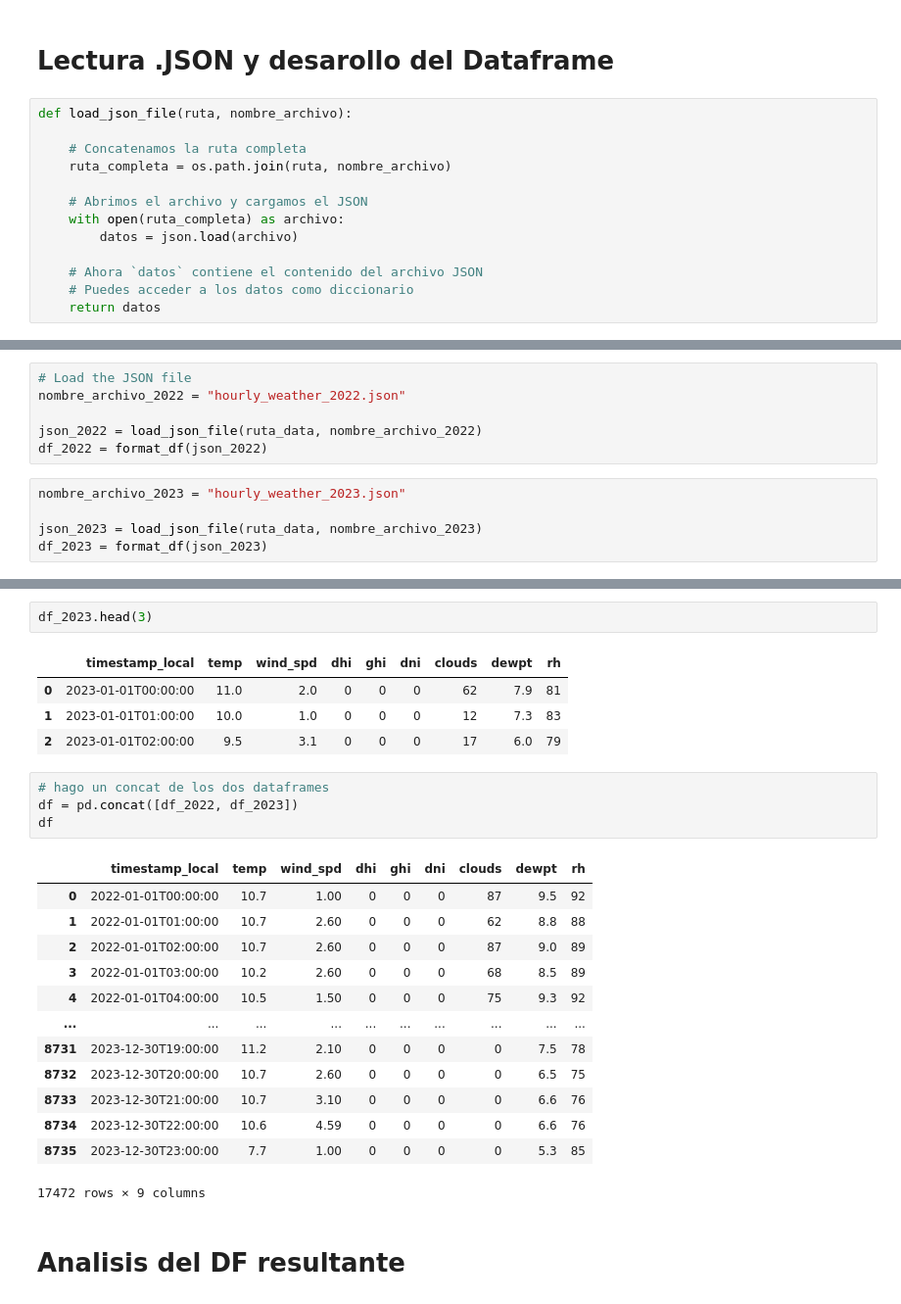
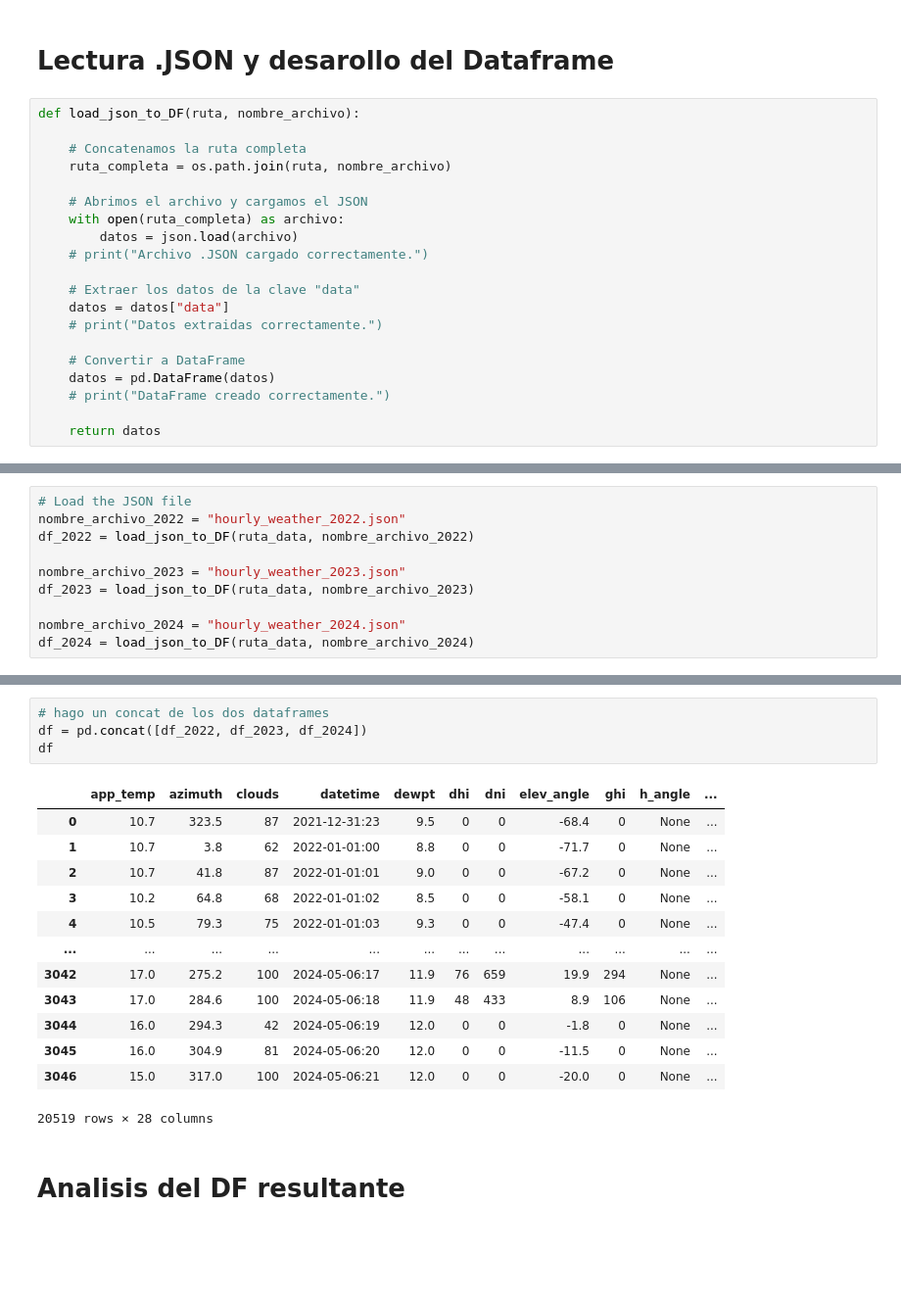
Before and after one commit to AFernandezBenages/WP4, a Jupyter notebook: code/casalMonsterratina_producciónSolar.ipynb, the cells around one changed output, grey strips where cells are left out. Shown: that part at 98% size. Saved outputs shown, nothing was run; the diff lists cells and outputs as text; blank space fills up the shorter version.

Commit message:
orden de archivos general

```diff
--- a/code/casalMonsterratina_producciónSolar.ipynb
+++ b/code/casalMonsterratina_producciónSolar.ipynb
@@ -89,7 +120,7 @@ Archivo .JSON guardado correctamente.
 # %% [markdown]
 # Lectura .JSON y desarollo del Dataframe
 # %%
-def load_json_file(ruta, nombre_archivo):
+def load_json_to_DF(ruta, nombre_archivo):
 
     # Concatenamos la ruta completa
     ruta_completa = os.path.join(ruta, nombre_archivo)
@@ -97,7 +128,14 @@ def load_json_file(ruta, nombre_archivo):
     # Abrimos el archivo y cargamos el JSON
     with open(ruta_completa) as archivo:
         datos = json.load(archivo)
+    # print("Archivo .JSON cargado correctamente.")
 
-    # Ahora `datos` contiene el contenido del archivo JSON
-    # Puedes acceder a los datos como diccionario
+    # Extraer los datos de la clave "data"
+    datos = datos["data"]
+    # print("Datos extraidas correctamente.")
+
+    # Convertir a DataFrame
+    datos = pd.DataFrame(datos)
+    # print("DataFrame creado correctamente.")
+
     return datos
@@ -119,11 +200,10 @@ def format_df (json):
 # %%
 # Load the JSON file
 nombre_archivo_2022 = "hourly_weather_2022.json"
+df_2022 = load_json_to_DF(ruta_data, nombre_archivo_2022)
 
-json_2022 = load_json_file(ruta_data, nombre_archivo_2022)
-df_2022 = format_df(json_2022)
+nombre_archivo_2023 = "hourly_weather_2023.json"
+df_2023 = load_json_to_DF(ruta_data, nombre_archivo_2023)
+
+nombre_archivo_2024 = "hourly_weather_2024.json"
+df_2024 = load_json_to_DF(ruta_data, nombre_archivo_2024)
-# %%
-nombre_archivo_2023 = "hourly_weather_2023.json"
-
-json_2023 = load_json_file(ruta_data, nombre_archivo_2023)
-df_2023 = format_df(json_2023)
@@ -137,28 +210,21 @@ df_2022.head(3)
-# %%
-df_2023.head(3)
-# %% [output]
-|  | timestamp_local | temp | wind_spd | dhi | ghi | dni | clouds | dewpt | rh |
-| 0 | 2023-01-01T00:00:00 | 11.0 | 2.0 | 0 | 0 | 0 | 62 | 7.9 | 81 |
-| 1 | 2023-01-01T01:00:00 | 10.0 | 1.0 | 0 | 0 | 0 | 12 | 7.3 | 83 |
-| 2 | 2023-01-01T02:00:00 | 9.5 | 3.1 | 0 | 0 | 0 | 17 | 6.0 | 79 |
 # %%
 # hago un concat de los dos dataframes
-df = pd.concat([df_2022, df_2023])
+df = pd.concat([df_2022, df_2023, df_2024])
 df
 # %% [output]
-|  | timestamp_local | temp | wind_spd | dhi | ghi | dni | clouds | dewpt | rh |
-| 0 | 2022-01-01T00:00:00 | 10.7 | 1.00 | 0 | 0 | 0 | 87 | 9.5 | 92 |
-| 1 | 2022-01-01T01:00:00 | 10.7 | 2.60 | 0 | 0 | 0 | 62 | 8.8 | 88 |
-| 2 | 2022-01-01T02:00:00 | 10.7 | 2.60 | 0 | 0 | 0 | 87 | 9.0 | 89 |
-| 3 | 2022-01-01T03:00:00 | 10.2 | 2.60 | 0 | 0 | 0 | 68 | 8.5 | 89 |
-| 4 | 2022-01-01T04:00:00 | 10.5 | 1.50 | 0 | 0 | 0 | 75 | 9.3 | 92 |
-| ... | ... | ... | ... | ... | ... | ... | ... | ... | ... |
-| 8731 | 2023-12-30T19:00:00 | 11.2 | 2.10 | 0 | 0 | 0 | 0 | 7.5 | 78 |
-| 8732 | 2023-12-30T20:00:00 | 10.7 | 2.60 | 0 | 0 | 0 | 0 | 6.5 | 75 |
-| 8733 | 2023-12-30T21:00:00 | 10.7 | 3.10 | 0 | 0 | 0 | 0 | 6.6 | 76 |
-| 8734 | 2023-12-30T22:00:00 | 10.6 | 4.59 | 0 | 0 | 0 | 0 | 6.6 | 76 |
-| 8735 | 2023-12-30T23:00:00 | 7.7 | 1.00 | 0 | 0 | 0 | 0 | 5.3 | 85 |
+|  | app_temp | azimuth | clouds | datetime | dewpt | dhi | dni | elev_angle | ghi | h_angle | ... |
+| 0 | 10.7 | 323.5 | 87 | 2021-12-31:23 | 9.5 | 0 | 0 | -68.4 | 0 | None | ... |
+| 1 | 10.7 | 3.8 | 62 | 2022-01-01:00 | 8.8 | 0 | 0 | -71.7 | 0 | None | ... |
+| 2 | 10.7 | 41.8 | 87 | 2022-01-01:01 | 9.0 | 0 | 0 | -67.2 | 0 | None | ... |
+| 3 | 10.2 | 64.8 | 68 | 2022-01-01:02 | 8.5 | 0 | 0 | -58.1 | 0 | None | ... |
+| 4 | 10.5 | 79.3 | 75 | 2022-01-01:03 | 9.3 | 0 | 0 | -47.4 | 0 | None | ... |
+| ... | ... | ... | ... | ... | ... | ... | ... | ... | ... | ... | ... |
+| 3042 | 17.0 | 275.2 | 100 | 2024-05-06:17 | 11.9 | 76 | 659 | 19.9 | 294 | None | ... |
+| 3043 | 17.0 | 284.6 | 100 | 2024-05-06:18 | 11.9 | 48 | 433 | 8.9 | 106 | None | ... |
+| 3044 | 16.0 | 294.3 | 42 | 2024-05-06:19 | 12.0 | 0 | 0 | -1.8 | 0 | None | ... |
+| 3045 | 16.0 | 304.9 | 81 | 2024-05-06:20 | 12.0 | 0 | 0 | -11.5 | 0 | None | ... |
+| 3046 | 15.0 | 317.0 | 100 | 2024-05-06:21 | 12.0 | 0 | 0 | -20.0 | 0 | None | ... |
-17472 rows × 9 columns
+20519 rows × 28 columns
 # %% [markdown]
 # Analisis del DF resultante
 # %%
```
Also changed, not shown: parts of 40 cells of this notebook, 4 other files.
